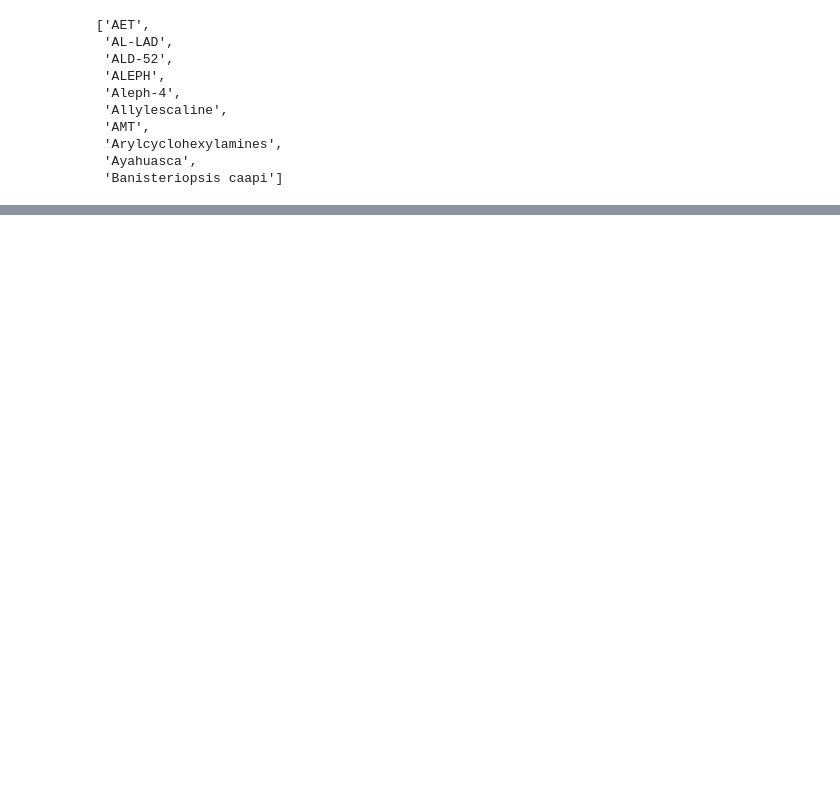
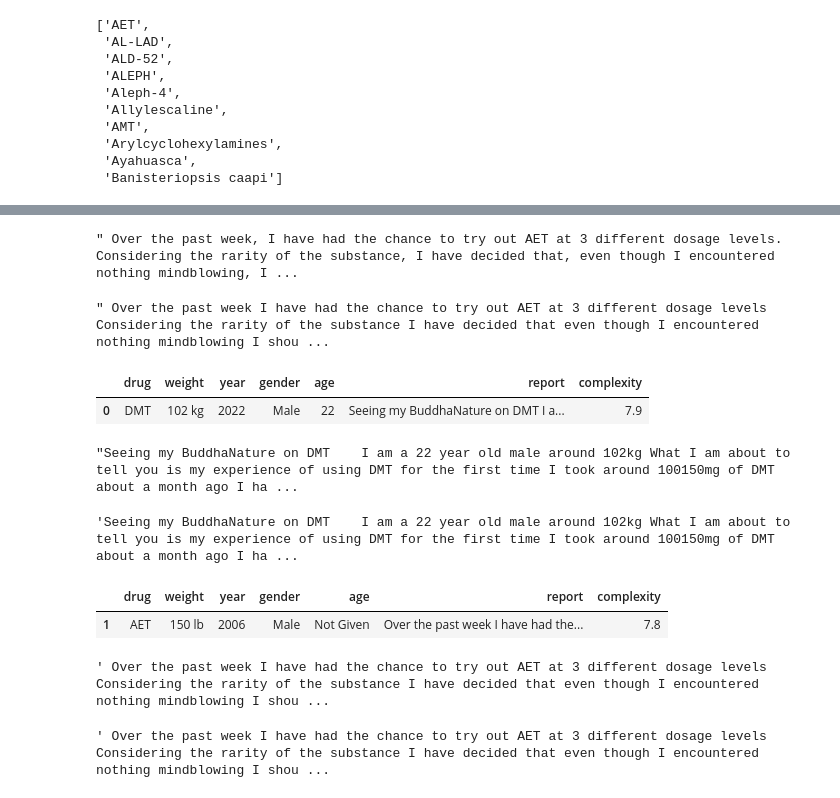
Before and after one commit to fractaldatalearning/psychedelic_efficacy, a Jupyter notebook: notebooks/9-kl-reports-clean-engineer.ipynb, the cells around one changed output, grey strips where cells are left out. Drawn from its saved outputs; the diff is of its cells as text; code cells hidden in the pictures; blank space fills up the shorter version.

```diff
--- a/notebooks/9-kl-reports-clean-engineer.ipynb
+++ b/notebooks/9-kl-reports-clean-engineer.ipynb
@@ -105,0 +334,46 @@ df.to_csv('../data/processed/erowid_cleaned.csv')
+# %%
+# Expand contractions. Check results on row 1, which I can already see has a contraction.
+df['report'] = df['report'].apply(contractions.fix)
+df.report[1]
+# %% [output]
+" Over the past week, I have had the chance to try out AET at 3 different dosage levels.  Considering the rarity of the substance, I have decided that, even though I encountered nothing mindblowing, I ...
+# %%
+# That worked. Now, strip most of the punctuation with function strip_most_punc
+strip_most_punc(df, 'report')
+df.report[1]
+# %% [output]
+" Over the past week I have had the chance to try out AET at 3 different dosage levels  Considering the rarity of the substance I have decided that even though I encountered nothing mindblowing I shou ...
+# %%
+# Most punctuation is now gone. Strip apostrophes. First, find one so I know it worked.
+df[df['report'].str.find("'")!=-1].head(1)
+# %% [output]
+|  | drug | weight | year | gender | age | report | complexity |
+| 0 | DMT | 102 kg | 2022 | Male | 22 | Seeing my BuddhaNature on DMT I a... | 7.9 |
+# %%
+df.report[0]
+# %% [output]
+"Seeing my BuddhaNature on DMT    I am a 22 year old male around 102kg What I am about to tell you is my experience of using DMT for the first time I took around 100150mg of DMT about a month ago I ha ...
+# %%
+# There's an apostrophe toward the bottom in earth's
+strip_apostrophe(df, 'report')
+df.report[0]
+# %% [output]
+'Seeing my BuddhaNature on DMT    I am a 22 year old male around 102kg What I am about to tell you is my experience of using DMT for the first time I took around 100150mg of DMT about a month ago I ha ...
+# %%
+# Stripping apostrophes worked. Find a ) to see if it gets stripped properly with
+# the strip_non_emoji_emoji_symbol function.
+
+df[df['report'].str.find(")")!=-1].head(1)
+# %% [output]
+|  | drug | weight | year | gender | age | report | complexity |
+| 1 | AET | 150 lb | 2006 | Male | Not Given | Over the past week I have had the... | 7.8 |
+# %%
+df.report[1]
+# %% [output]
+' Over the past week I have had the chance to try out AET at 3 different dosage levels  Considering the rarity of the substance I have decided that even though I encountered nothing mindblowing I shou ...
+# %%
+# ( and ) show up toward the end: (even when I did not combine. . .). Now strip.
+strip_non_emoji_emoji_symbol(df,'report')
+df.report[1]
+# %% [output]
+' Over the past week I have had the chance to try out AET at 3 different dosage levels  Considering the rarity of the substance I have decided that even though I encountered nothing mindblowing I shou ...
```
Also changed, not shown: parts of 32 cells of this notebook.
